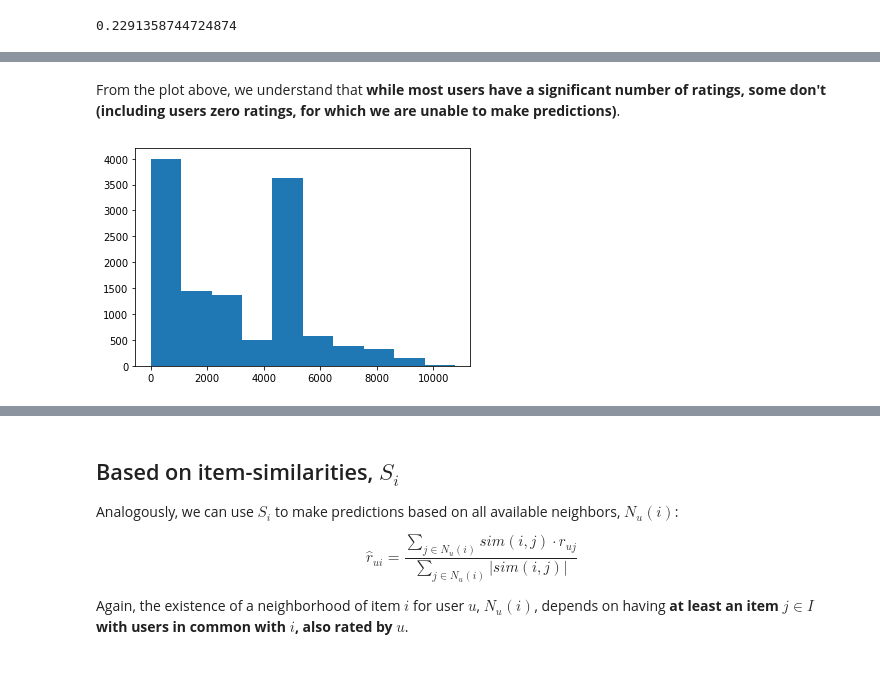
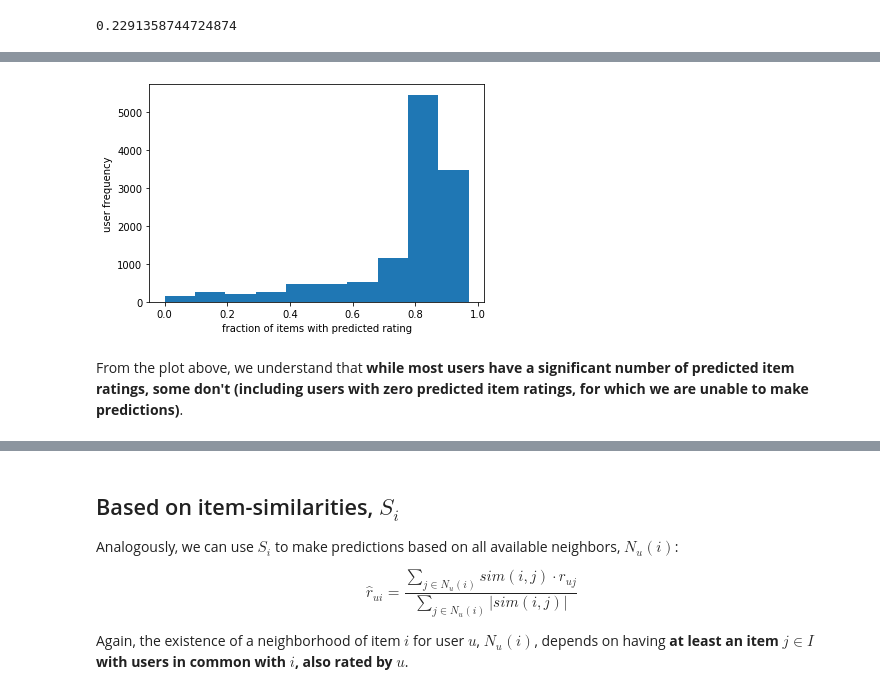
Before and after one commit to LDSSA/batch3-students, a Jupyter notebook: S05 - Recommender Systems/BLU11 - Personalized Recommenders/BLU11 - Learning Notebook - Part 1 of 2 - Collaborative Filtering.ipynb, the cells around one changed output, grey strips where cells are left out. Drawn from its saved outputs; the diff is of its cells as text; code cells hidden in the pictures.

```diff
--- a/S05 - Recommender Systems/BLU11 - Personalized Recommenders/BLU11 - Learning Notebook - Part 1 of 2 - Collaborative Filtering.ipynb
+++ b/S05 - Recommender Systems/BLU11 - Personalized Recommenders/BLU11 - Learning Notebook - Part 1 of 2 - Collaborative Filtering.ipynb
@@ -469,6 +473,9 @@ plt.hist(user_preds.getnnz(axis=1));
+# %%
+# same plot but with fractions instead of absolute counts
+plt.hist(user_preds.getnnz(axis=1) / user_preds.shape[1])
+plt.xlabel('fraction of items with predicted rating')
+plt.ylabel('user frequency');
+# %% [output]
+[figure, added]
 # %% [markdown]
-From the plot above, we understand that **while most users have a significant number of ratings, some don't (including users zero ratings, for which we are unable to make predictions)**.
+From the plot above, we understand that **while most users have a significant number of predicted item ratings, some don't (including users with zero predicted item ratings, for which we are unable to make predictions)**.
-# %%
-plt.hist(user_similarities.getnnz(axis=1));
-# %% [output]
-[figure, removed]
```
Also changed, not shown: parts of 12 cells of this notebook, 1 other file.
